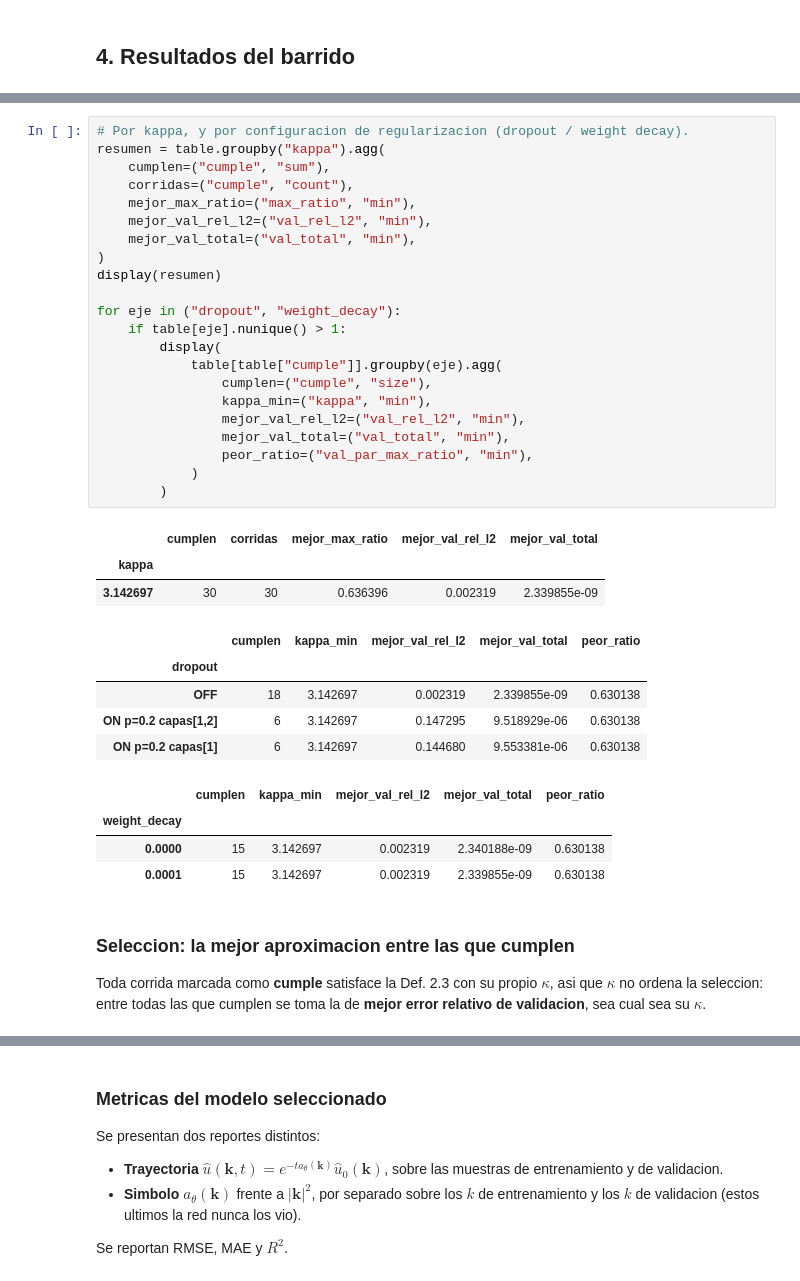
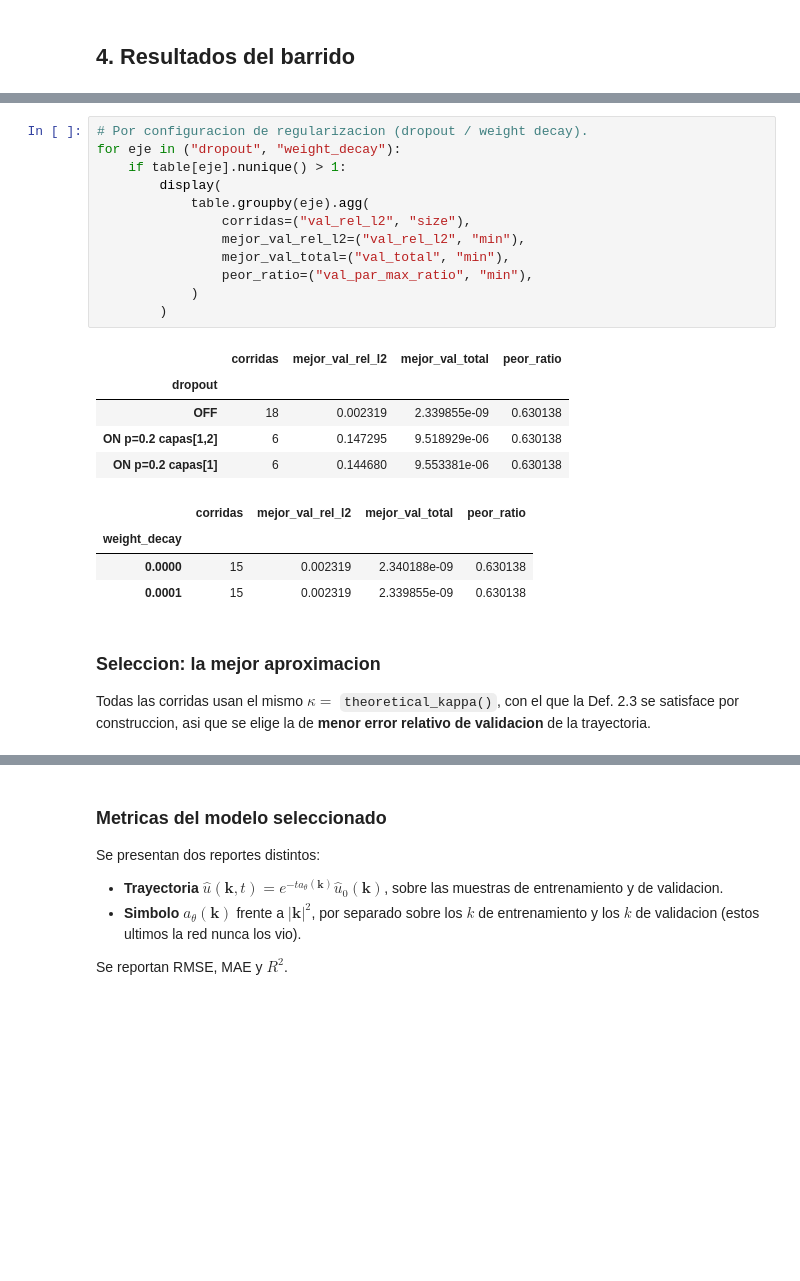
Before and after one commit to luencaro/parabolic-symbol-neural-operator, a Jupyter notebook: notebooks/03_barrido_grf.ipynb, the cells around one changed output, grey strips where cells are left out. Saved outputs shown, nothing was run; the diff lists cells and outputs as text; blank space fills up the shorter version.

```diff
--- a/notebooks/parabolic_sweep_grf.ipynb
+++ b/notebooks/03_barrido_grf.ipynb
@@ -268,43 +235,29 @@ else:
 # %%
-# Por kappa, y por configuracion de regularizacion (dropout / weight decay).
-resumen = table.groupby("kappa").agg(
-    cumplen=("cumple", "sum"),
-    corridas=("cumple", "count"),
-    mejor_max_ratio=("max_ratio", "min"),
-    mejor_val_rel_l2=("val_rel_l2", "min"),
-    mejor_val_total=("val_total", "min"),
-)
-display(resumen)
-
+# Por configuracion de regularizacion (dropout / weight decay).
 for eje in ("dropout", "weight_decay"):
     if table[eje].nunique() > 1:
         display(
-            table[table["cumple"]].groupby(eje).agg(
-                cumplen=("cumple", "size"),
-                kappa_min=("kappa", "min"),
+            table.groupby(eje).agg(
+                corridas=("val_rel_l2", "size"),
                 mejor_val_rel_l2=("val_rel_l2", "min"),
                 mejor_val_total=("val_total", "min"),
                 peor_ratio=("val_par_max_ratio", "min"),
             )
         )
 # %% [output]
-|  | cumplen | corridas | mejor_max_ratio | mejor_val_rel_l2 | mejor_val_total |
-| kappa |  |  |  |  |  |
-| 3.142697 | 30 | 30 | 0.636396 | 0.002319 | 2.339855e-09 |
+|  | corridas | mejor_val_rel_l2 | mejor_val_total | peor_ratio |
+| dropout |  |  |  |  |
+| OFF | 18 | 0.002319 | 2.339855e-09 | 0.630138 |
+| ON p=0.2 capas[1,2] | 6 | 0.147295 | 9.518929e-06 | 0.630138 |
+| ON p=0.2 capas[1] | 6 | 0.144680 | 9.553381e-06 | 0.630138 |
-|  | cumplen | kappa_min | mejor_val_rel_l2 | mejor_val_total | peor_ratio |
-| dropout |  |  |  |  |  |
-| OFF | 18 | 3.142697 | 0.002319 | 2.339855e-09 | 0.630138 |
-| ON p=0.2 capas[1,2] | 6 | 3.142697 | 0.147295 | 9.518929e-06 | 0.630138 |
-| ON p=0.2 capas[1] | 6 | 3.142697 | 0.144680 | 9.553381e-06 | 0.630138 |
+|  | corridas | mejor_val_rel_l2 | mejor_val_total | peor_ratio |
+| weight_decay |  |  |  |  |
+| 0.0000 | 15 | 0.002319 | 2.340188e-09 | 0.630138 |
+| 0.0001 | 15 | 0.002319 | 2.339855e-09 | 0.630138 |
-|  | cumplen | kappa_min | mejor_val_rel_l2 | mejor_val_total | peor_ratio |
-| weight_decay |  |  |  |  |  |
-| 0.0000 | 15 | 3.142697 | 0.002319 | 2.340188e-09 | 0.630138 |
-| 0.0001 | 15 | 3.142697 | 0.002319 | 2.339855e-09 | 0.630138 |
 # %% [markdown]
-### Seleccion: la mejor aproximacion entre las que cumplen
+### Seleccion: la mejor aproximacion
 
-Toda corrida marcada como **cumple** satisface la Def. 2.3 con su propio $\kappa$, asi que $\kappa$ no
-ordena la seleccion: entre todas las que cumplen se toma la de **mejor error relativo de validacion**,
-sea cual sea su $\kappa$.
+Todas las corridas usan el mismo $\kappa=$ `theoretical_kappa()`, con el que la Def. 2.3 se satisface por
+construccion, asi que se elige la de **menor error relativo de validacion** de la trayectoria.
 # %%
 best = best_run(runs)
```
Also changed, not shown: parts of 17 cells of this notebook, 38 other files.
